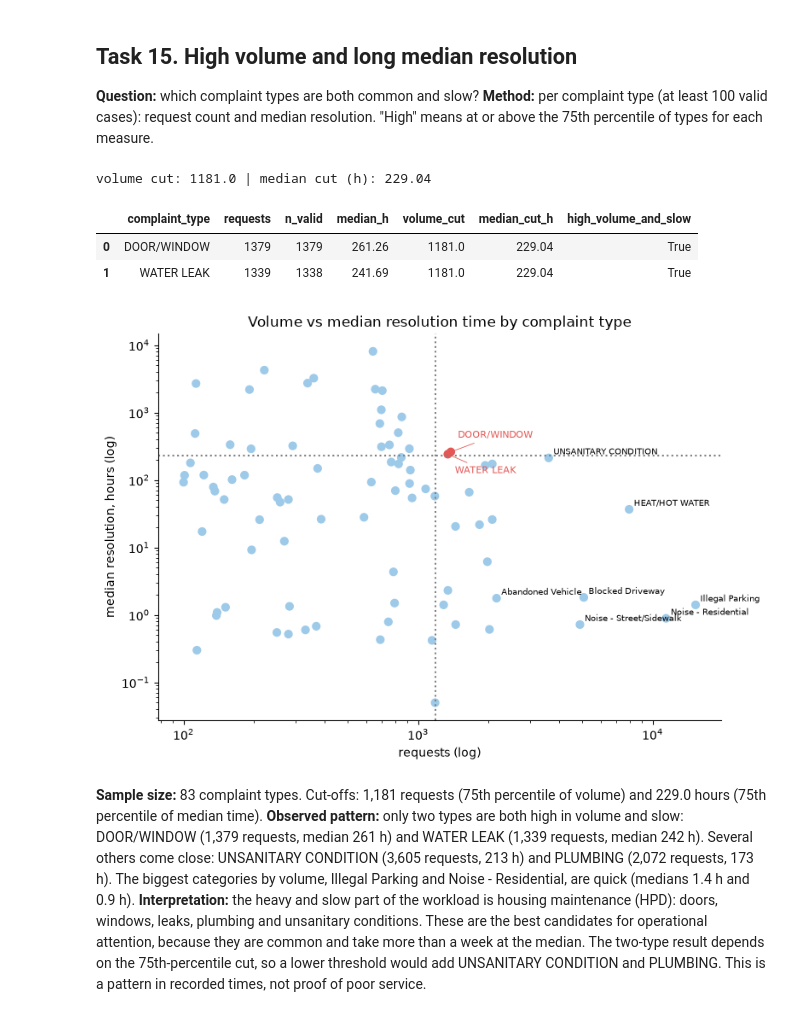
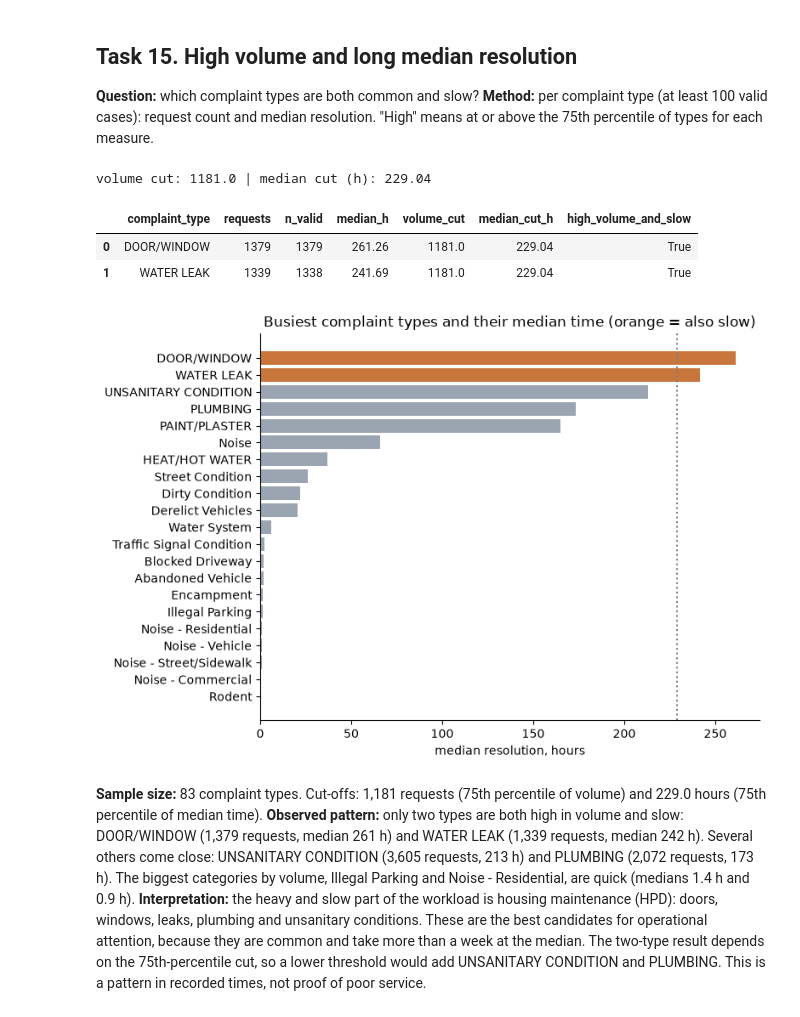
Before and after one commit to vimalkarthikharikrishnan/guvi-urban-pulse, a Jupyter notebook: notebooks/eda.ipynb, the cells around one changed output. Cells and saved outputs as stored; diff of their text form; code cells hidden in the pictures.

```diff
--- a/notebooks/eda.ipynb
+++ b/notebooks/eda.ipynb
@@ -536,30 +537,25 @@ plt.show()
 # %%
 t15 = run("t15_volume_vs_resolution")
 vol_cut = float(t15["volume_cut"].iloc[0]); med_cut = float(t15["median_cut_h"].iloc[0])
 print("volume cut:", vol_cut, "| median cut (h):", med_cut)
 display(t15[t15["high_volume_and_slow"]])
 
+# only the busy complaint types, orange bars are the ones that are also slow
+busy = t15[t15["requests"] >= vol_cut].sort_values("median_h")
 fig, ax = plt.subplots(figsize=(8, 5.5))
-colors = np.where(t15["high_volume_and_slow"], "#e45756", "#9ecae9")
-ax.scatter(t15["requests"], t15["median_h"].clip(lower=0.05), c=colors, s=40)
-ax.axvline(vol_cut, color="grey", linestyle=":"); ax.axhline(med_cut, color="grey", linestyle=":")
-ax.set_xscale("log"); ax.set_yscale("log")
-for _, r in t15[~t15["high_volume_and_slow"]].sort_values("requests", ascending=False).head(7).iterrows():
-    ax.annotate(r["complaint_type"], (r["requests"], max(r["median_h"], 0.05)), fontsize=7, xytext=(4, 3), textcoords="offset points")
-offsets = [(6, 12), (6, -16)]   # the two points sit almost on top of each other, so split the labels
-for off, (_, r) in zip(offsets, t15[t15["high_volume_and_slow"]].iterrows()):
-    ax.annotate(r["complaint_type"], (r["requests"], r["median_h"]), fontsize=8, color="#e45756",
-                xytext=off, textcoords="offset points", arrowprops={"arrowstyle": "-", "color": "#e45756", "lw": 0.6})
-ax.set_xlabel("requests (log)"); ax.set_ylabel("median resolution, hours (log)")
-ax.set_title("Volume vs median resolution time by complaint type")
+colors = np.where(busy["high_volume_and_slow"], "#c9763d", "#9aa5b1")
+ax.barh(busy["complaint_type"], busy["median_h"], color=colors)
+ax.axvline(med_cut, color="grey", linestyle=":")
+ax.set_xlabel("median resolution, hours")
+ax.set_title("Busiest complaint types and their median time (orange = also slow)")
 plt.tight_layout()
 plt.show()
 # %% [output]
 volume cut: 1181.0 | median cut (h): 229.04
 |  | complaint_type | requests | n_valid | median_h | volume_cut | median_cut_h | high_volume_and_slow |
 | 0 | DOOR/WINDOW | 1379 | 1379 | 261.26 | 1181.0 | 229.04 | True |
 | 1 | WATER LEAK | 1339 | 1338 | 241.69 | 1181.0 | 229.04 | True |
-[figure, old version]
+[figure, new version]
 # %% [markdown]
 **Sample size:** 83 complaint types. Cut-offs: 1,181 requests (75th percentile of volume) and 229.0 hours (75th percentile of median time).
 **Observed pattern:** only two types are both high in volume and slow: DOOR/WINDOW (1,379 requests, median 261 h) and WATER LEAK (1,339 requests, median 242 h). Several others come close: UNSANITARY CONDITION (3,605 requests, 213 h) and PLUMBING (2,072 requests, 173 h). The biggest categories by volume, Illegal Parking and Noise - Residential, are quick (medians 1.4 h and 0.9 h).
```
Also changed, not shown: parts of 5 cells of this notebook, 18 other files.
